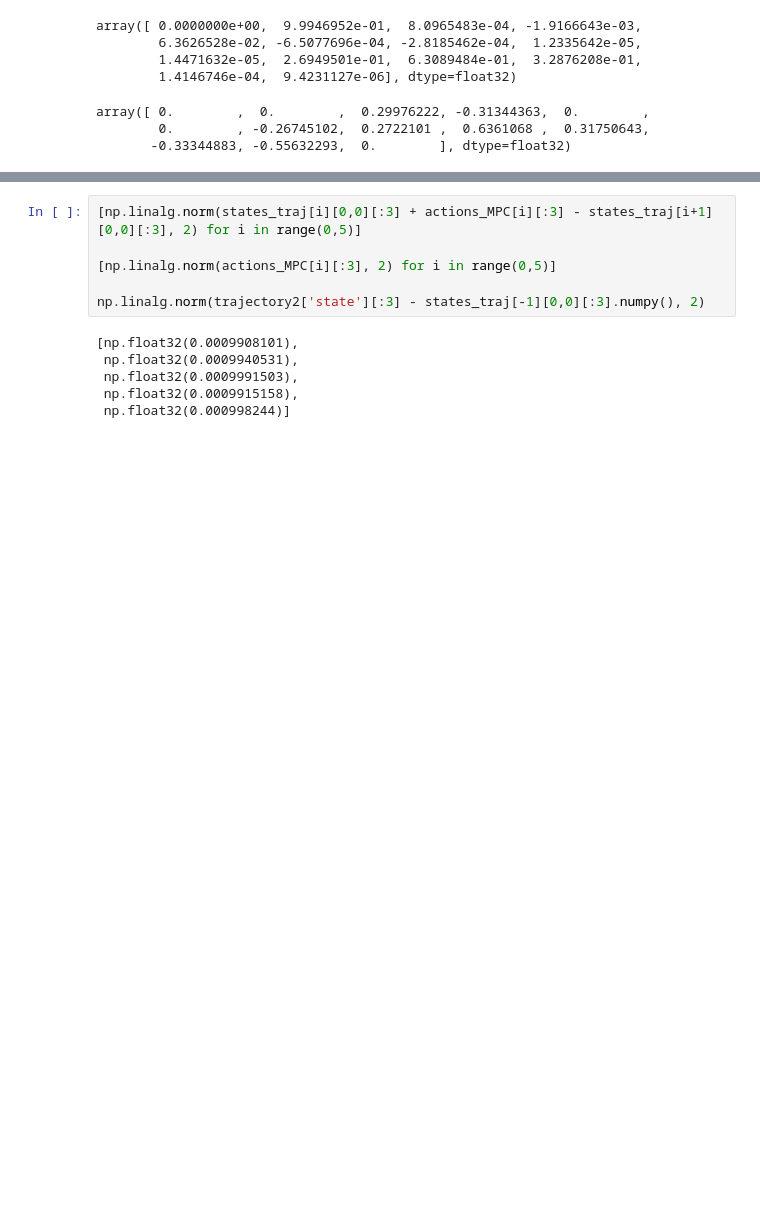
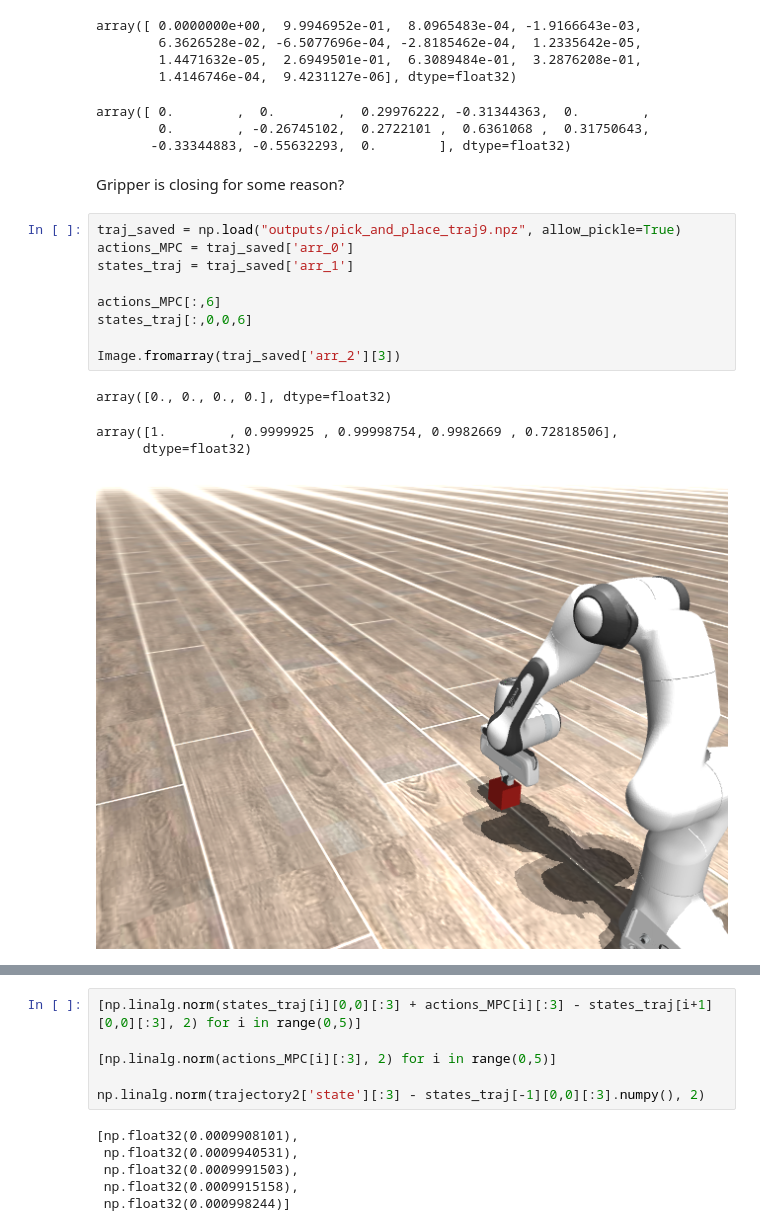
Before and after one commit to ProxyCausal/custom_gym_env, a Jupyter notebook: vjepa_AC.ipynb, the cells around one changed output, grey strips where cells are left out. Cells and saved outputs as stored; diff of their text form; blank space fills up the shorter version.

```diff
--- a/vjepa_AC.ipynb
+++ b/vjepa_AC.ipynb
@@ -381,3 +381,19 @@ array([ 0.0000000e+00,  9.9946952e-01,  8.0965483e-04, -1.9166643e-03,
 array([ 0.        ,  0.        ,  0.29976222, -0.31344363,  0.        ,
         0.        , -0.26745102,  0.2722101 ,  0.6361068 ,  0.31750643,
        -0.33344883, -0.55632293,  0.        ], dtype=float32)
+# %% [markdown]
+Gripper is closing for some reason?
+# %%
+traj_saved = np.load("outputs/pick_and_place_traj9.npz", allow_pickle=True)
+actions_MPC = traj_saved['arr_0']
+states_traj = traj_saved['arr_1']
+
+actions_MPC[:,6]
+states_traj[:,0,0,6]
+
+Image.fromarray(traj_saved['arr_2'][3])
+# %% [output]
+array([0., 0., 0., 0.], dtype=float32)
+array([1.        , 0.9999925 , 0.99998754, 0.9982669 , 0.72818506],
+      dtype=float32)
+[figure, added]
```
Also changed, not shown: parts of 1 cell of this notebook, 1 other file.
